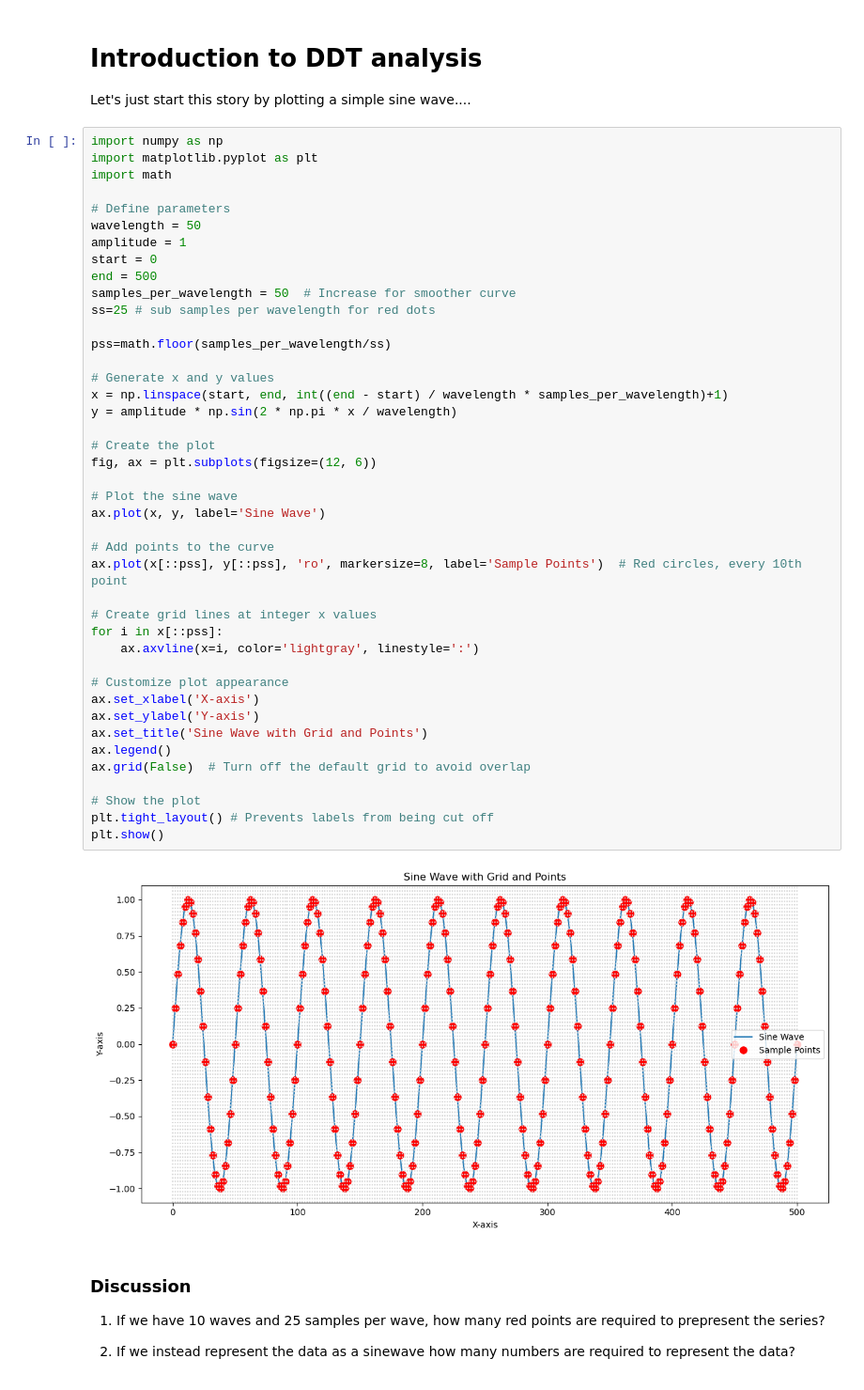
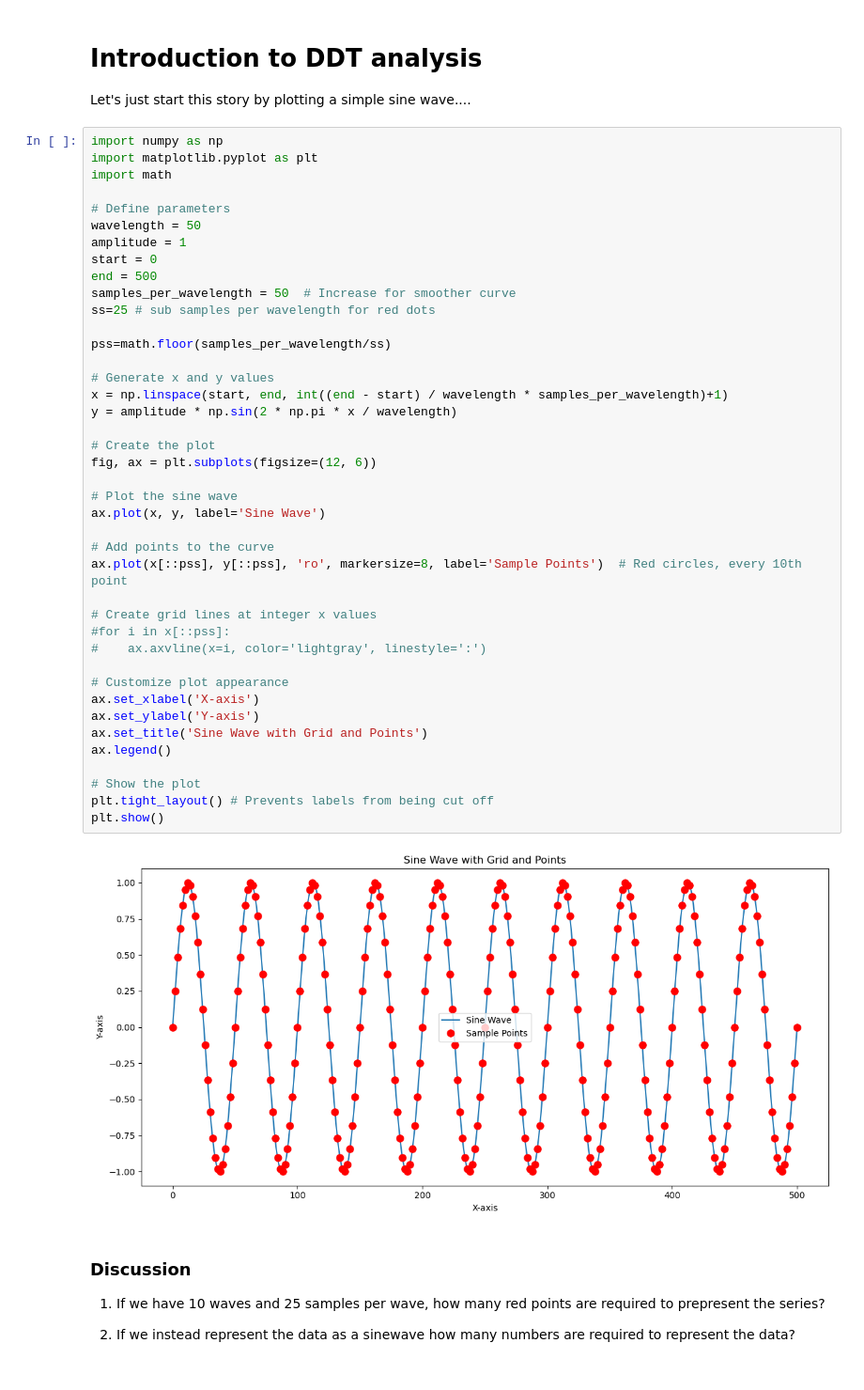
Before and after one commit to adriantompkins/climate-book, a Jupyter notebook: notebooks/climdata_FFT_analysis.ipynb, the cells around one changed output. Shown at 94% size. Saved outputs shown, nothing was run; the diff lists cells and outputs as text.

```diff
--- a/notebooks/climdata_FFT_analysis.ipynb
+++ b/notebooks/climdata_FFT_analysis.ipynb
@@ -15,37 +15,36 @@ end = 500
 samples_per_wavelength = 50  # Increase for smoother curve
 ss=25 # sub samples per wavelength for red dots
 
 pss=math.floor(samples_per_wavelength/ss)
 
 # Generate x and y values
 x = np.linspace(start, end, int((end - start) / wavelength * samples_per_wavelength)+1)
 y = amplitude * np.sin(2 * np.pi * x / wavelength)
 
 # Create the plot
 fig, ax = plt.subplots(figsize=(12, 6))
 
 # Plot the sine wave
 ax.plot(x, y, label='Sine Wave')
 
 # Add points to the curve
 ax.plot(x[::pss], y[::pss], 'ro', markersize=8, label='Sample Points')  # Red circles, every 10th point
 
 # Create grid lines at integer x values
-for i in x[::pss]:
-    ax.axvline(x=i, color='lightgray', linestyle=':')
+#for i in x[::pss]:
+#    ax.axvline(x=i, color='lightgray', linestyle=':')
 
 # Customize plot appearance
 ax.set_xlabel('X-axis')
 ax.set_ylabel('Y-axis')
 ax.set_title('Sine Wave with Grid and Points')
 ax.legend()
-ax.grid(False)  # Turn off the default grid to avoid overlap
 
 # Show the plot
 plt.tight_layout() # Prevents labels from being cut off
 plt.show()
 # %% [output]
-[figure, old version]
+[figure, new version]
 # %% [markdown]
 ### Discussion
 
```
Also changed, not shown: parts of 13 cells of this notebook, 2 other files.
